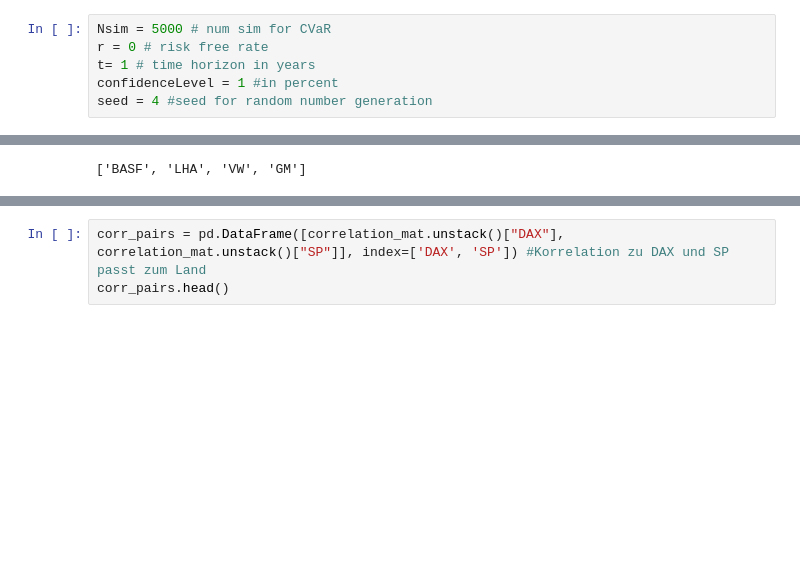
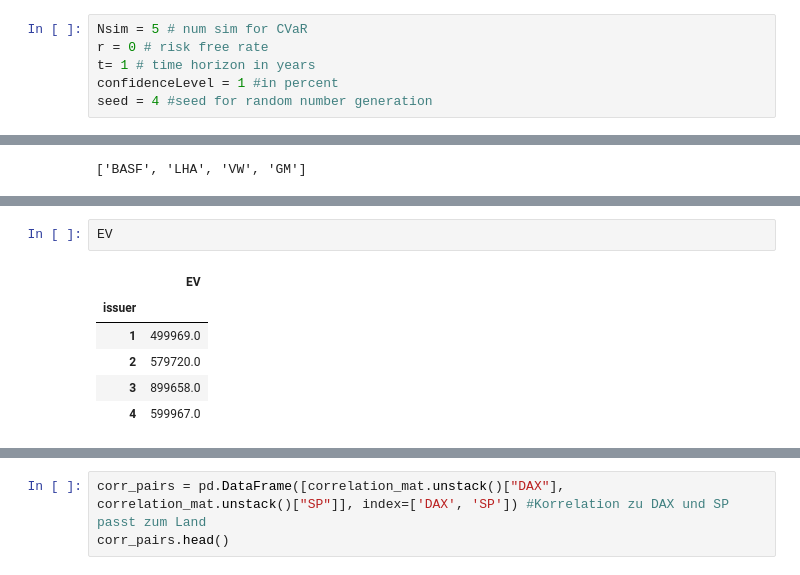
Before and after one commit to RIVACON/RiVaPy, a Jupyter notebook: notebooks/credit/test_data/credit_metrics_test_for_multiple_indeces.ipynb, the cells around one changed output, grey strips where cells are left out. Cells and saved outputs as stored; diff of their text form; blank space fills up the shorter version.

```diff
--- a/notebooks/credit/test_data/credit_metrics_test_for_multiple_indeces.ipynb
+++ b/notebooks/credit/test_data/credit_metrics_test_for_multiple_indeces.ipynb
@@ -102,7 +102,7 @@ for _, row in issuer.iterrows():
 # %% [markdown]
 ### Specifications
 # %%
-Nsim = 5000 # num sim for CVaR
+Nsim = 5 # num sim for CVaR
 r = 0 # risk free rate
 t= 1 # time horizon in years
 confidenceLevel = 1 #in percent
@@ -306,3 +362,12 @@ ValueError: Cannot index with multidimensional key
+# %%
+EV
+# %% [output]
+|  | EV |
+| issuer |  |
+| 1 | 499969.0 |
+| 2 | 579720.0 |
+| 3 | 899658.0 |
+| 4 | 599967.0 |
 # %%
 returns = mergedData.pct_change()
 returns
```
Also changed, not shown: parts of 6 cells of this notebook, 1 other file.
